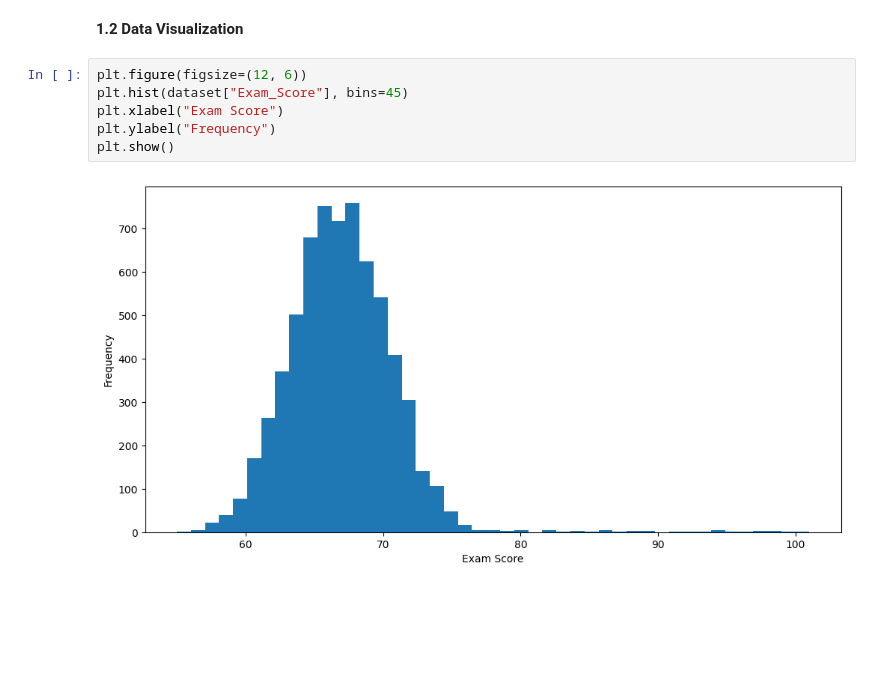
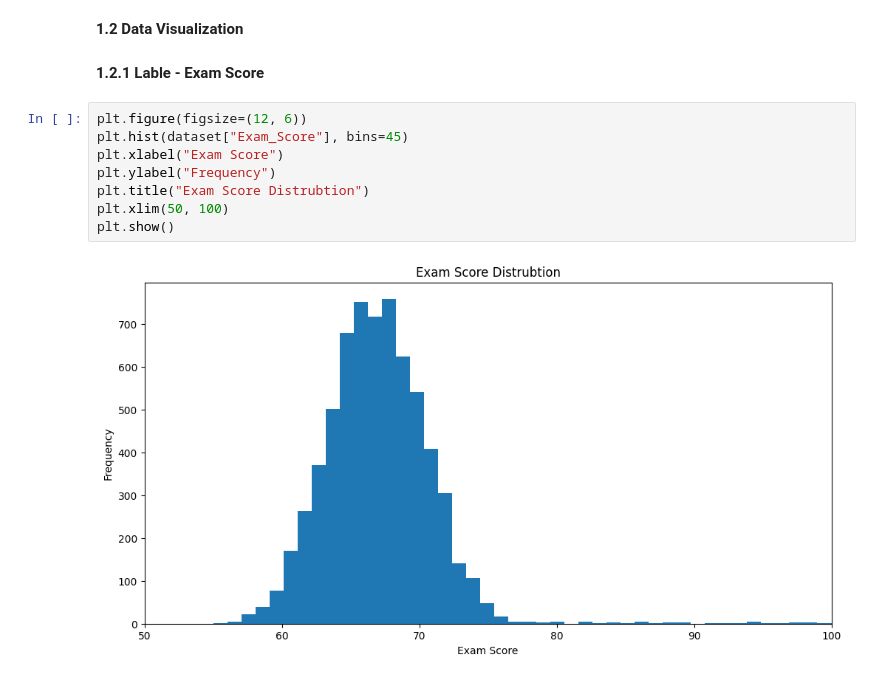
Before and after one commit to matcze/student_performance, a Jupyter notebook: exam_performance.ipynb, the cells around one changed output. Cells and saved outputs as stored; diff of their text form; blank space fills up the shorter version.

```diff
--- a/exam_performance.ipynb
+++ b/exam_performance.ipynb
@@ -83,11 +84,15 @@ Exam_Score                    45
 dtype: int64
 # %% [markdown]
 **1.2 Data Visualization**
+# %% [markdown]
+**1.2.1 Lable - Exam Score**
 # %%
 plt.figure(figsize=(12, 6))
 plt.hist(dataset["Exam_Score"], bins=45)
 plt.xlabel("Exam Score")
 plt.ylabel("Frequency")
+plt.title("Exam Score Distrubtion")
+plt.xlim(50, 100)
 plt.show()
 # %% [output]
-[figure, old version]
+[figure, new version]
```
Also changed, not shown: parts of 8 cells of this notebook.
